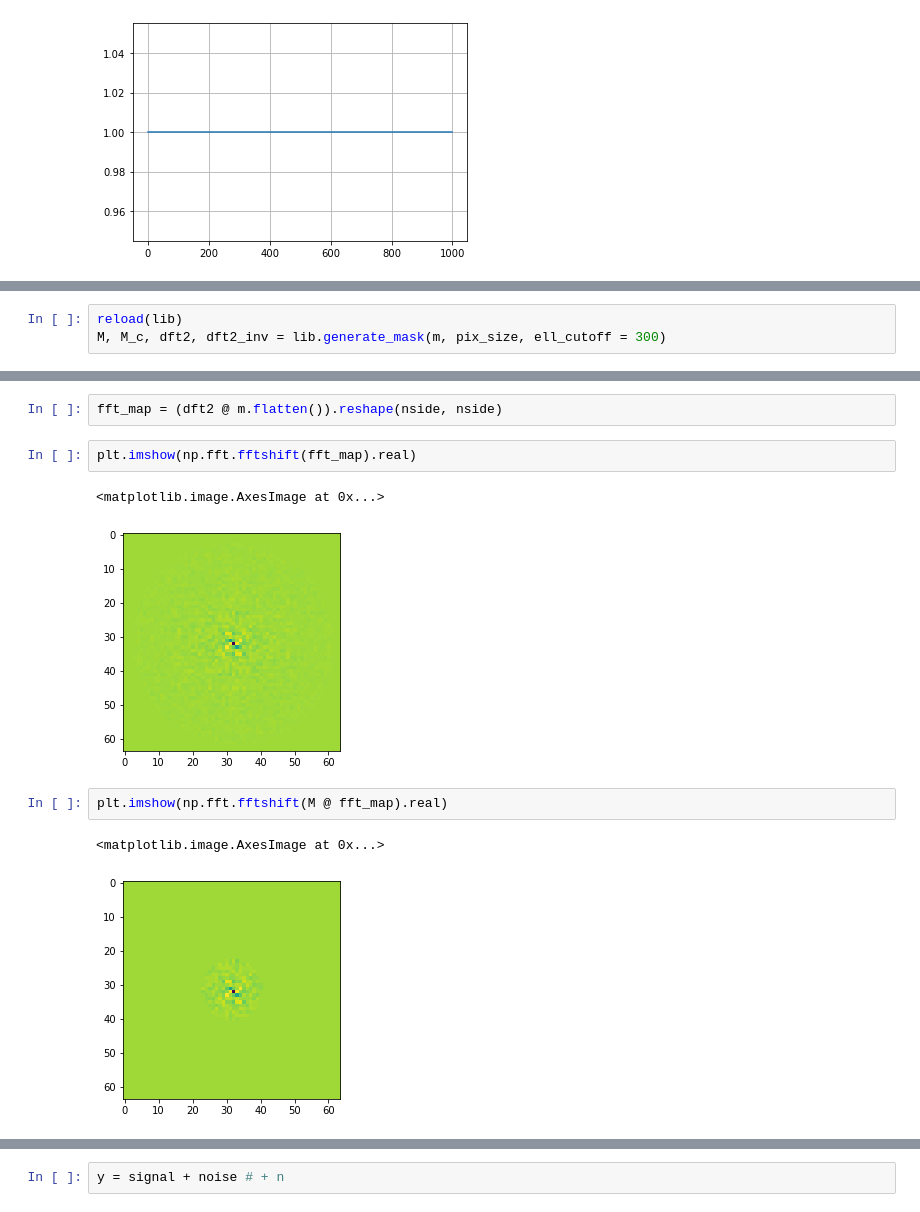
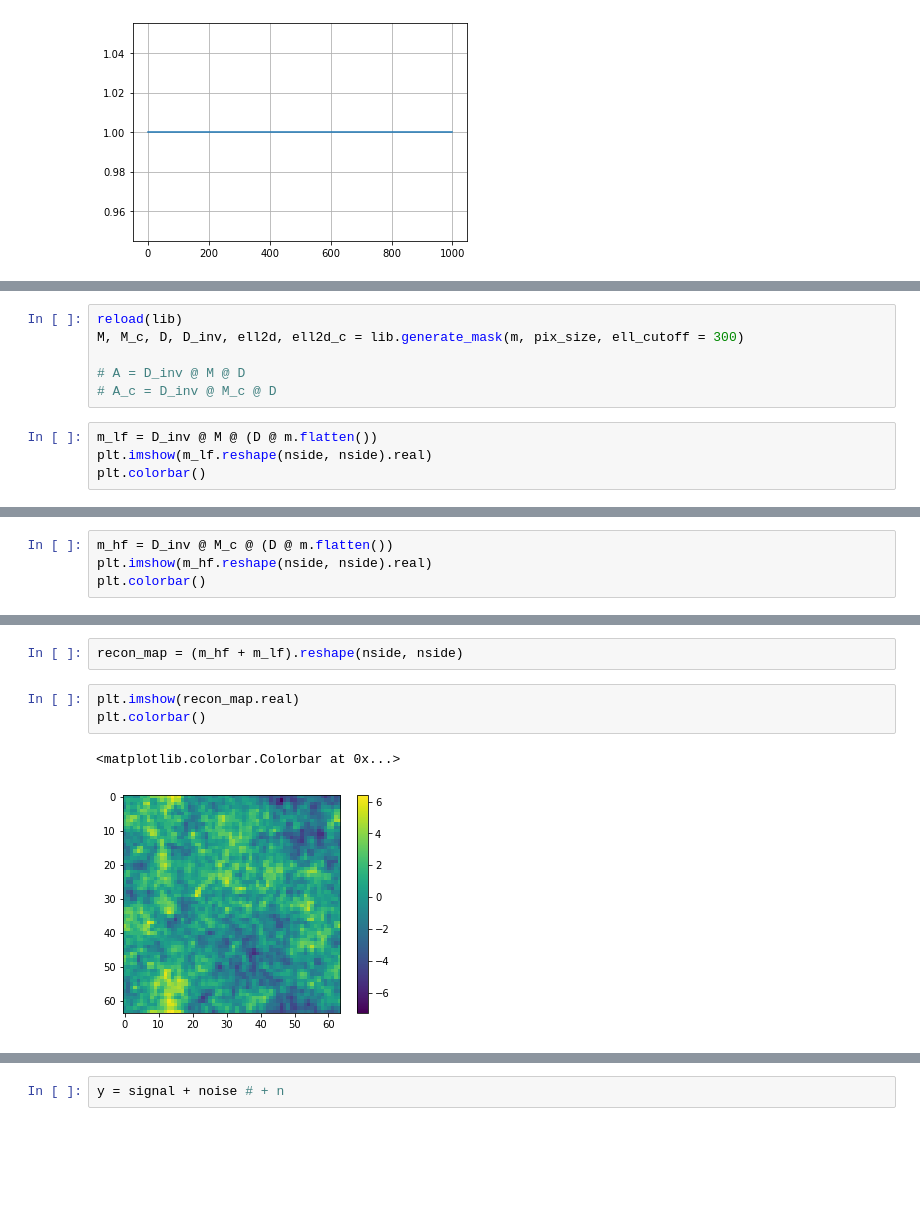
Before and after one commit to catyz/destripe, a Jupyter notebook: fourier_destripe.ipynb, the cells around one changed output, grey strips where cells are left out. Saved outputs shown, nothing was run; the diff lists cells and outputs as text; blank space fills up the shorter version.

```diff
--- a/fourier_destripe.ipynb
+++ b/fourier_destripe.ipynb
@@ -38,3 +36,10 @@ plt.imshow(m)
 # %%
 reload(lib)
-M, M_c, dft2, dft2_inv = lib.generate_mask(m, pix_size, ell_cutoff = 300)
+M, M_c, D, D_inv, ell2d, ell2d_c = lib.generate_mask(m, pix_size, ell_cutoff = 300)
+
+# A = D_inv @ M @ D
+# A_c = D_inv @ M_c @ D
+# %%
+m_lf = D_inv @ M @ (D @ m.flatten())
+plt.imshow(m_lf.reshape(nside, nside).real)
+plt.colorbar()
@@ -40,0 +49,4 @@ M, M_c, dft2, dft2_inv = lib.generate_mask(m, pix_size, ell_cutoff = 300)
+# %%
+m_hf = D_inv @ M_c @ (D @ m.flatten())
+plt.imshow(m_hf.reshape(nside, nside).real)
+plt.colorbar()
@@ -41,12 +56,8 @@ M, M_c, dft2, dft2_inv = lib.generate_mask(m, pix_size, ell_cutoff = 300)
 # %%
-fft_map = (dft2 @ m.flatten()).reshape(nside, nside)
+recon_map = (m_hf + m_lf).reshape(nside, nside)
 # %%
-plt.imshow(np.fft.fftshift(fft_map).real)
+plt.imshow(recon_map.real)
+plt.colorbar()
 # %% [output]
-<matplotlib.image.AxesImage at 0x...>
+<matplotlib.colorbar.Colorbar at 0x...>
-[figure, old version]
+[figure, new version]
-# %%
-plt.imshow(np.fft.fftshift(M @ fft_map).real)
-# %% [output]
-<matplotlib.image.AxesImage at 0x...>
-[figure, removed]
```
Also changed, not shown: parts of 23 cells of this notebook, 4 other files.
